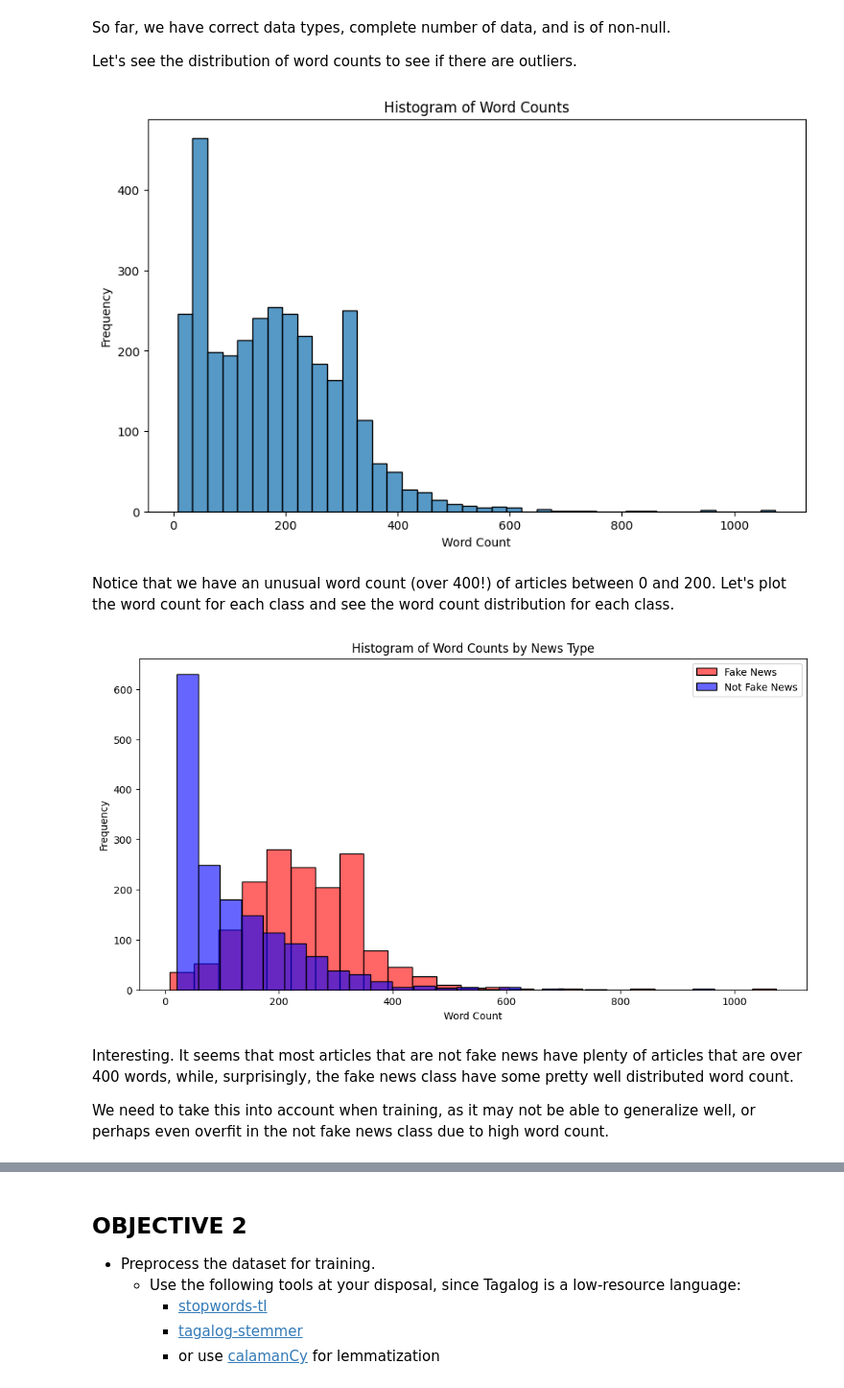
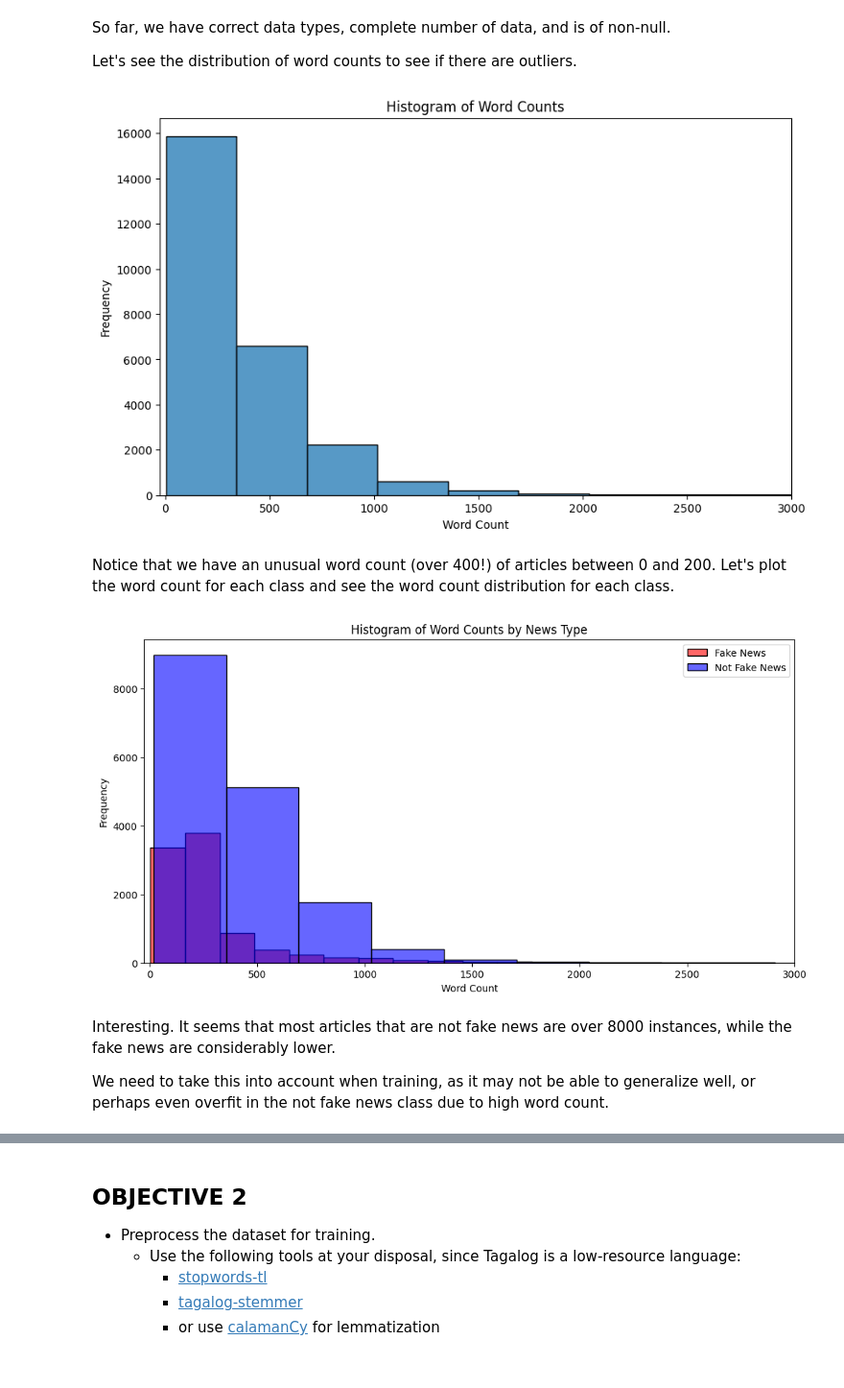
Before and after one commit to hydraadra112/Debunkr, a Jupyter notebook: backend/src/notebooks/model_dev.ipynb, the cells around one changed output, grey strips where cells are left out. Shown at 96% size. Saved outputs shown, nothing was run; the diff lists cells and outputs as text; code cells hidden in the pictures.

```diff
--- a/backend/src/notebooks/model_dev.ipynb
+++ b/backend/src/notebooks/model_dev.ipynb
@@ -36,0 +39,6 @@ for data in dataset:
+# %%
+import pandas as pd
+df = pd.read_csv('./data/Philippine Fake News Corpus.csv')
+df.dropna()
+df = df[['Content', 'Label']]
+df.head()
@@ -37,3 +52,7 @@ for data in dataset:
+# %%
+# Custom mapping
+labels2 = list(df['Label'].map({'Credible': 0, 'Not Credible': 1})) # 0: Real News, 1: Fake News
+articles2 = list(df['Content'].values)
 # %%
 len(labels), len(articles)
 # %% [output]
@@ -40,0 +64,4 @@ len(labels), len(articles)
+# %%
+# combine two lists
+labels.extend(labels2)
+articles.extend(articles2)
@@ -75,17 +120,18 @@ Let's see the distribution of word counts to see if there are outliers.
 # %%
 import matplotlib.pyplot as plt
 import seaborn as sns
 
 word_counts = [len(text.split()) for text in articles]
 
 plt.figure(figsize=(10, 6))
-sns.histplot(word_counts, bins=40, kde=False)
+sns.histplot(word_counts, bins=50)
 plt.title('Histogram of Word Counts')
+plt.xlim(-25, 3000)
 plt.xlabel('Word Count')
 plt.ylabel('Frequency')
 plt.show()
 # %% [output]
-[figure, old version]
+[figure, new version]
 # %% [markdown]
 Notice that we have an unusual word count (over 400!) of articles between 0 and 200. Let's plot the word count for each class and see the word count distribution for each class.
 # %%
@@ -93,18 +139,19 @@ df['word_count'] = df['articles'].apply(lambda x: len(x.split()))
 
 # Plotting the histograms
 plt.figure(figsize=(12, 6))
-sns.histplot(df[df['labels'] == 1]['word_count'], bins=25, kde=False, color='red', label='Fake News', alpha=0.6)
-sns.histplot(df[df['labels'] == 0]['word_count'], bins=25, kde=False, color='blue', label='Not Fake News', alpha=0.6)
+sns.histplot(df[df['labels'] == 1]['word_count'], bins=50, kde=False, color='red', label='Fake News', alpha=0.6)
+sns.histplot(df[df['labels'] == 0]['word_count'], bins=50, kde=False, color='blue', label='Not Fake News', alpha=0.6)
 
 plt.title('Histogram of Word Counts by News Type')
 plt.xlabel('Word Count')
+plt.xlim(-25, 3000)
 plt.ylabel('Frequency')
 plt.legend()
 
 plt.show()
 # %% [output]
-[figure, old version]
+[figure, new version]
 # %% [markdown]
-Interesting. It seems that most articles that are not fake news have plenty of articles that are over 400 words, while, surprisingly, the fake news class have some pretty well distributed word count.
+Interesting. It seems that most articles that are not fake news are over 8000 instances, while the fake news are considerably lower.
 
 We need to take this into account when training, as it may not be able to generalize well, or perhaps even overfit in the not fake news class due to high word count.
```
Also changed, not shown: parts of 41 cells of this notebook, 9 other files.
